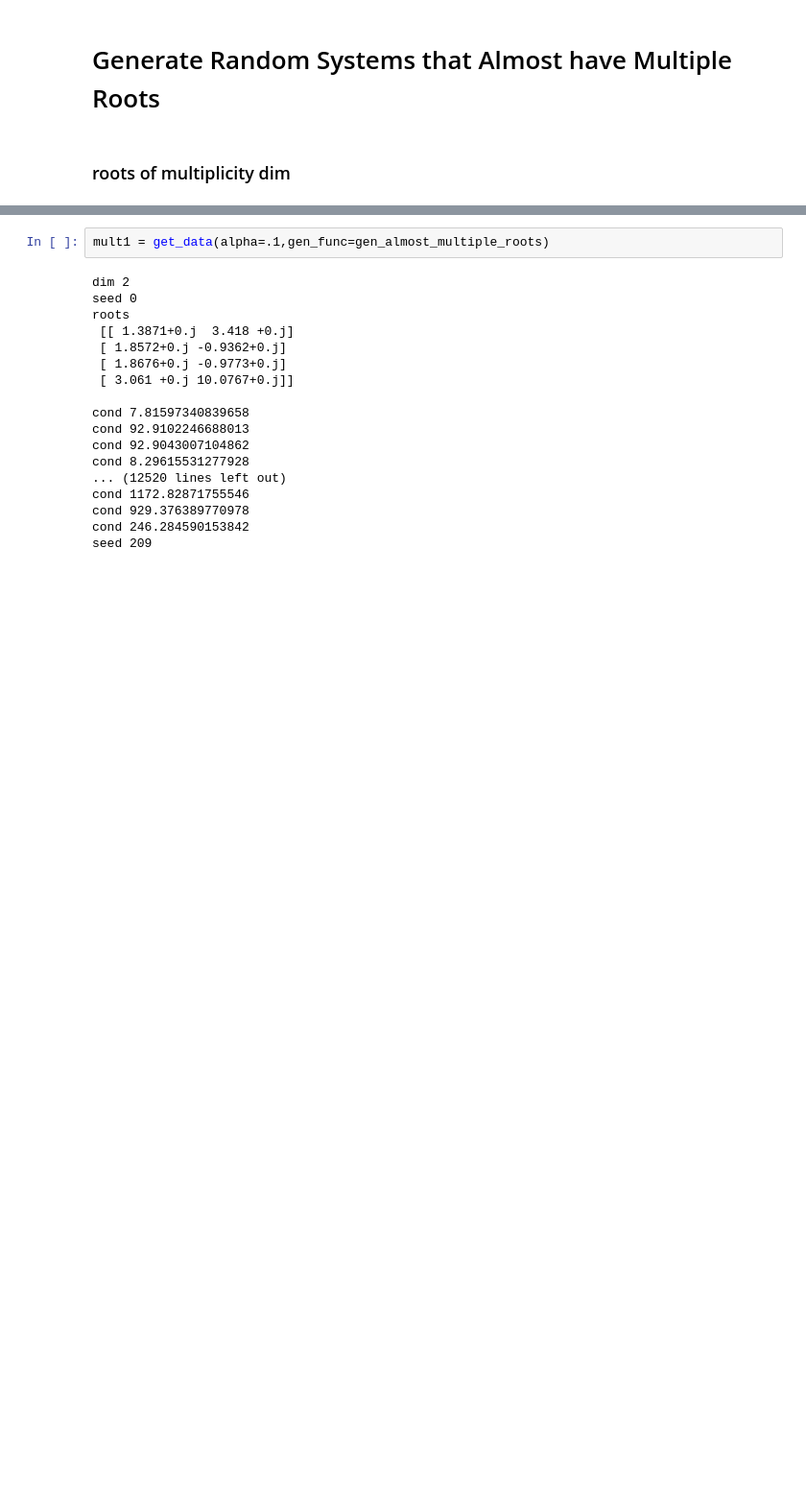
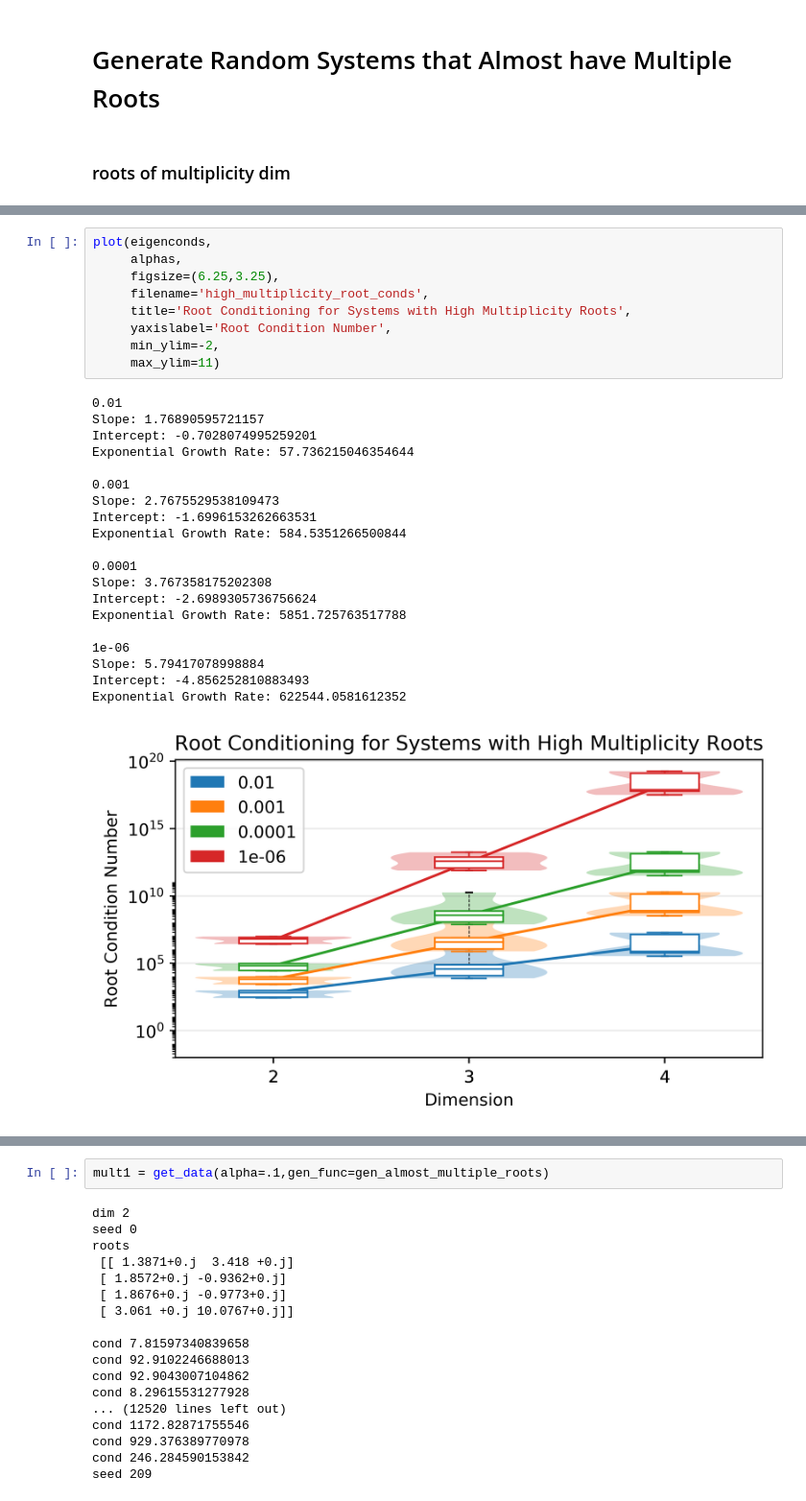
Before and after one commit to tylerjarvis/eigen_rootfinding, a Jupyter notebook: ConditioningRatios.ipynb, the cells around one changed output, grey strips where cells are left out. Shown at 96% size. Drawn from its saved outputs; the diff is of its cells as text; blank space fills up the shorter version.

```diff
--- a/ConditioningRatios.ipynb
+++ b/ConditioningRatios.ipynb
@@ -472,0 +438,30 @@ Mpmath settings:
+# %%
+plot(eigenconds,
+     alphas,
+     figsize=(6.25,3.25),
+     filename='high_multiplicity_root_conds',
+     title='Root Conditioning for Systems with High Multiplicity Roots',
+     yaxislabel='Root Condition Number',
+     min_ylim=-2,
+     max_ylim=11)
+# %% [output]
+0.01
+Slope: 1.76890595721157
+Intercept: -0.7028074995259201
+Exponential Growth Rate: 57.736215046354644
+
+0.001
+Slope: 2.7675529538109473
+Intercept: -1.6996153262663531
+Exponential Growth Rate: 584.5351266500844
+
+0.0001
+Slope: 3.767358175202308
+Intercept: -2.6989305736756624
+Exponential Growth Rate: 5851.725763517788
+
+1e-06
+Slope: 5.79417078998884
+Intercept: -4.856252810883493
+Exponential Growth Rate: 622544.0581612352
+[figure, added]
```
Also changed, not shown: parts of 22 cells of this notebook, 36 other files.
